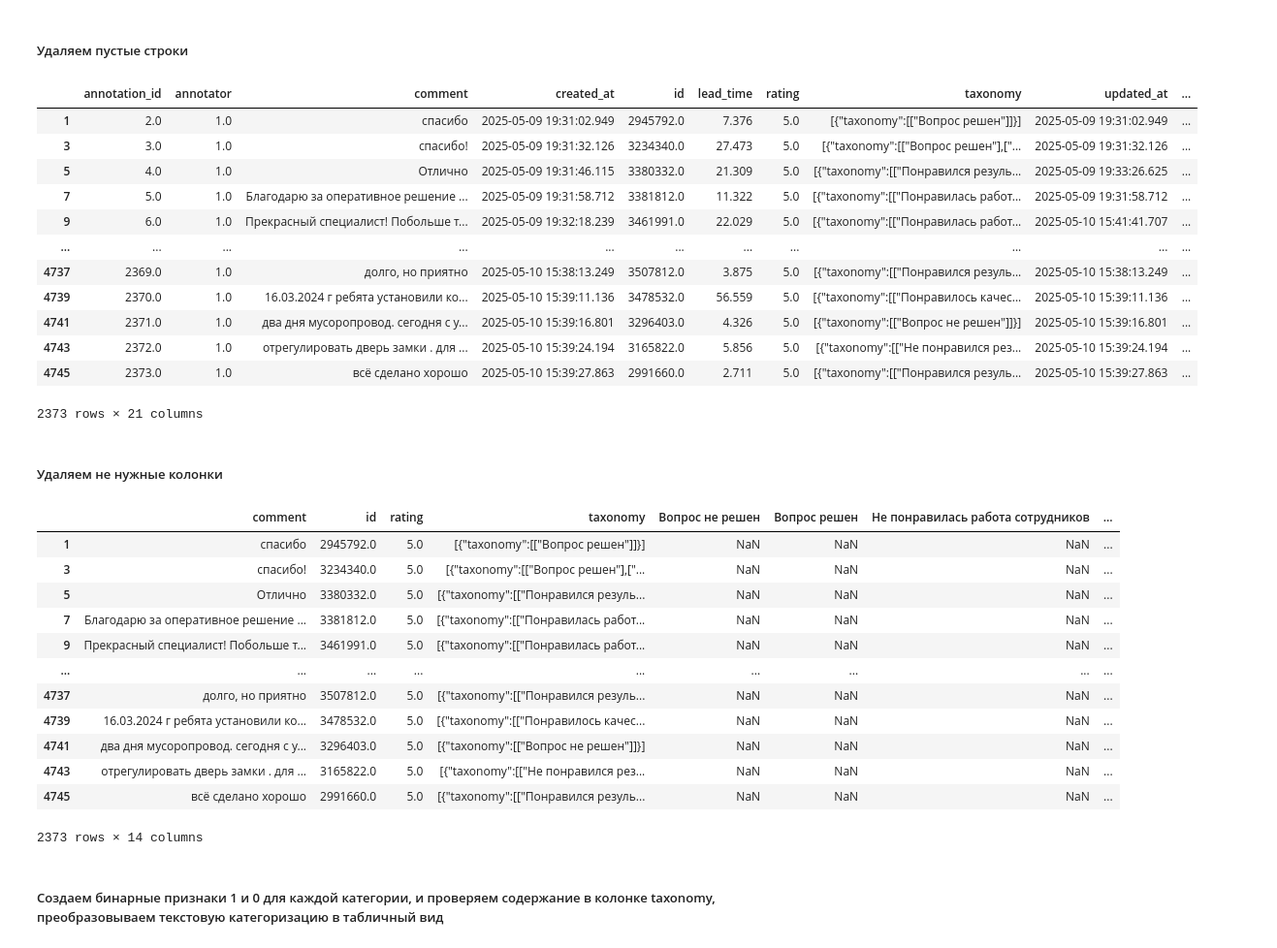
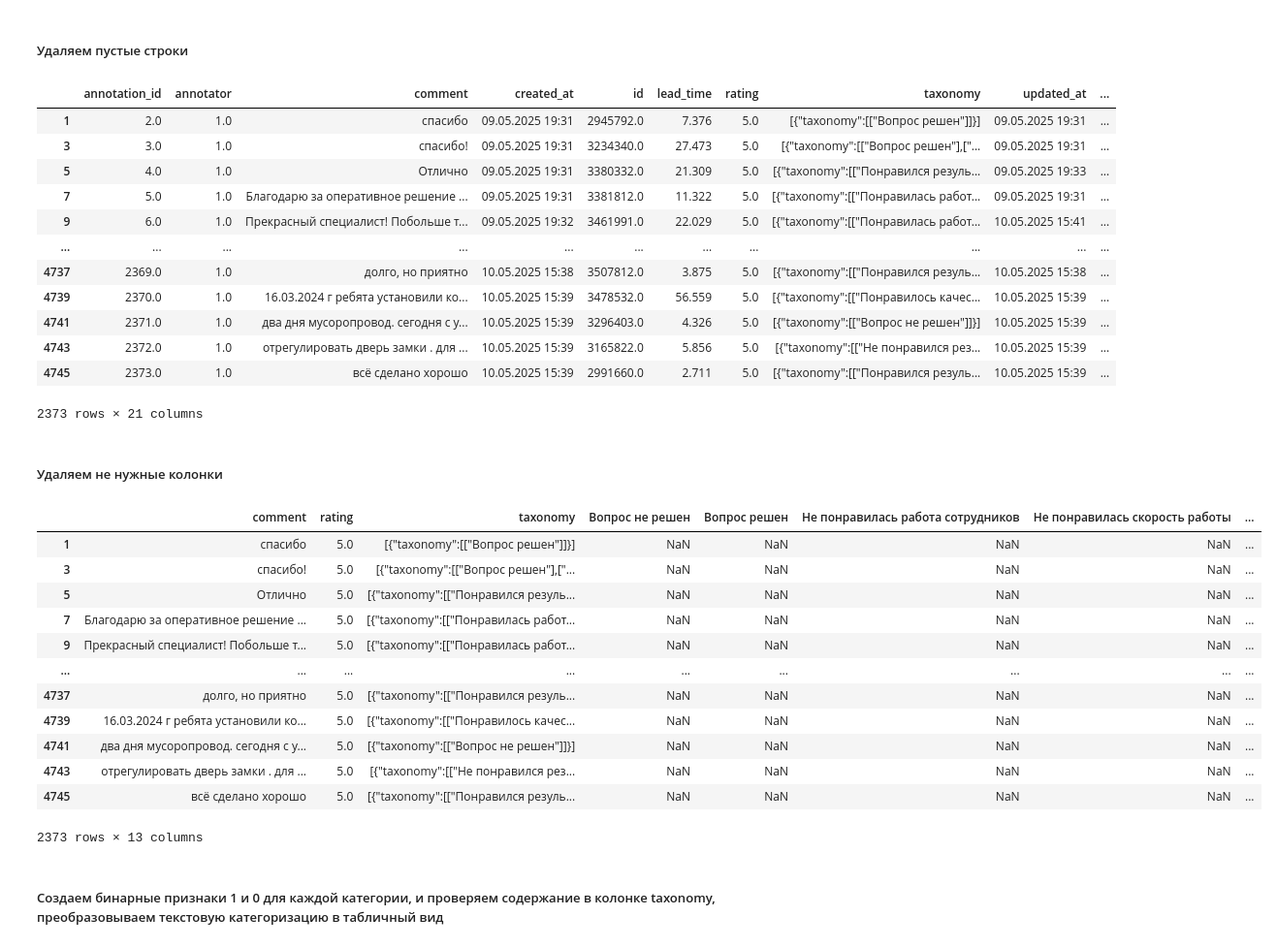
Before and after one commit to aanchik/intensiv-4, a Jupyter notebook: intensiv-4/anna/processing.ipynb, the cells around one changed output. Shown at 97% size. Cells and saved outputs as stored; diff of their text form; code cells hidden in the pictures.

```diff
--- a/intensiv-4/anna.ipynb
+++ b/intensiv-4/anna/processing.ipynb
@@ -12,8 +13,8 @@ df.to_csv('csvs/Разметка комментариев.csv', index=False, enc
 # %% [markdown]
 ##### После категоризации комментариев получаем файл и читаем его
 # %%
-df1 = pd.read_csv('csvs/Размеченные комментарии.csv')
-df1
+df = pd.read_csv('data/marked comments 3.csv', encoding='utf-8', sep=';')
+df
 # %% [output]
 |  | annotation_id | annotator | comment | created_at | id | lead_time | rating | taxonomy | updated_at | ... |
 | 0 | NaN | NaN | NaN | NaN | NaN | NaN | NaN | NaN | NaN | ... |
@@ -31,42 +32,41 @@ df1
 # %% [markdown]
 ##### Удаляем пустые строки
 # %%
-df1_cleaned = df1.dropna(how='all')
-df1_cleaned
+df_cleaned = df.dropna(how='all')
+df_cleaned
 # %% [output]
 |  | annotation_id | annotator | comment | created_at | id | lead_time | rating | taxonomy | updated_at | ... |
-| 1 | 2.0 | 1.0 | спасибо | 2025-05-09 19:31:02.949 | 2945792.0 | 7.376 | 5.0 | [{"taxonomy":[["Вопрос решен"]]}] | 2025-05-09 19:31:02.949 | ... |
-| 3 | 3.0 | 1.0 | спасибо! | 2025-05-09 19:31:32.126 | 3234340.0 | 27.473 | 5.0 | [{"taxonomy":[["Вопрос решен"],["... | 2025-05-09 19:31:32.126 | ... |
-| 5 | 4.0 | 1.0 | Отлично | 2025-05-09 19:31:46.115 | 3380332.0 | 21.309 | 5.0 | [{"taxonomy":[["Понравился резуль... | 2025-05-09 19:33:26.625 | ... |
-| 7 | 5.0 | 1.0 | Благодарю за оперативное решение ... | 2025-05-09 19:31:58.712 | 3381812.0 | 11.322 | 5.0 | [{"taxonomy":[["Понравилась работ... | 2025-05-09 19:31:58.712 | ... |
-| 9 | 6.0 | 1.0 | Прекрасный специалист! Побольше т... | 2025-05-09 19:32:18.239 | 3461991.0 | 22.029 | 5.0 | [{"taxonomy":[["Понравилась работ... | 2025-05-10 15:41:41.707 | ... |
+| 1 | 2.0 | 1.0 | спасибо | 09.05.2025 19:31 | 2945792.0 | 7.376 | 5.0 | [{"taxonomy":[["Вопрос решен"]]}] | 09.05.2025 19:31 | ... |
+| 3 | 3.0 | 1.0 | спасибо! | 09.05.2025 19:31 | 3234340.0 | 27.473 | 5.0 | [{"taxonomy":[["Вопрос решен"],["... | 09.05.2025 19:31 | ... |
+| 5 | 4.0 | 1.0 | Отлично | 09.05.2025 19:31 | 3380332.0 | 21.309 | 5.0 | [{"taxonomy":[["Понравился резуль... | 09.05.2025 19:33 | ... |
+| 7 | 5.0 | 1.0 | Благодарю за оперативное решение ... | 09.05.2025 19:31 | 3381812.0 | 11.322 | 5.0 | [{"taxonomy":[["Понравилась работ... | 09.05.2025 19:31 | ... |
+| 9 | 6.0 | 1.0 | Прекрасный специалист! Побольше т... | 09.05.2025 19:32 | 3461991.0 | 22.029 | 5.0 | [{"taxonomy":[["Понравилась работ... | 10.05.2025 15:41 | ... |
 | ... | ... | ... | ... | ... | ... | ... | ... | ... | ... | ... |
-| 4737 | 2369.0 | 1.0 | долго, но приятно | 2025-05-10 15:38:13.249 | 3507812.0 | 3.875 | 5.0 | [{"taxonomy":[["Понравился резуль... | 2025-05-10 15:38:13.249 | ... |
-| 4739 | 2370.0 | 1.0 | 16.03.2024 г ребята установили ко... | 2025-05-10 15:39:11.136 | 3478532.0 | 56.559 | 5.0 | [{"taxonomy":[["Понравилось качес... | 2025-05-10 15:39:11.136 | ... |
-| 4741 | 2371.0 | 1.0 | два дня мусоропровод. сегодня с у... | 2025-05-10 15:39:16.801 | 3296403.0 | 4.326 | 5.0 | [{"taxonomy":[["Вопрос не решен"]]}] | 2025-05-10 15:39:16.801 | ... |
-| 4743 | 2372.0 | 1.0 | отрегулировать дверь замки . для ... | 2025-05-10 15:39:24.194 | 3165822.0 | 5.856 | 5.0 | [{"taxonomy":[["Не понравился рез... | 2025-05-10 15:39:24.194 | ... |
-| 4745 | 2373.0 | 1.0 | всё сделано хорошо | 2025-05-10 15:39:27.863 | 2991660.0 | 2.711 | 5.0 | [{"taxonomy":[["Понравился резуль... | 2025-05-10 15:39:27.863 | ... |
+| 4737 | 2369.0 | 1.0 | долго, но приятно | 10.05.2025 15:38 | 3507812.0 | 3.875 | 5.0 | [{"taxonomy":[["Понравился резуль... | 10.05.2025 15:38 | ... |
+| 4739 | 2370.0 | 1.0 | 16.03.2024 г ребята установили ко... | 10.05.2025 15:39 | 3478532.0 | 56.559 | 5.0 | [{"taxonomy":[["Понравилось качес... | 10.05.2025 15:39 | ... |
+| 4741 | 2371.0 | 1.0 | два дня мусоропровод. сегодня с у... | 10.05.2025 15:39 | 3296403.0 | 4.326 | 5.0 | [{"taxonomy":[["Вопрос не решен"]]}] | 10.05.2025 15:39 | ... |
+| 4743 | 2372.0 | 1.0 | отрегулировать дверь замки . для ... | 10.05.2025 15:39 | 3165822.0 | 5.856 | 5.0 | [{"taxonomy":[["Не понравился рез... | 10.05.2025 15:39 | ... |
+| 4745 | 2373.0 | 1.0 | всё сделано хорошо | 10.05.2025 15:39 | 2991660.0 | 2.711 | 5.0 | [{"taxonomy":[["Понравился резуль... | 10.05.2025 15:39 | ... |
 2373 rows × 21 columns
 # %% [markdown]
 ##### Удаляем не нужные колонки
 # %%
-df1 = df1_cleaned.drop(columns=['annotator', 'annotation_id', 'created_at', 'lead_time', 'updated_at', 'Претензии', 'Предложения'], axis=1)
-
-df1
+df = df_cleaned.drop(columns=['annotator', 'annotation_id', 'created_at', 'id', 'lead_time', 'updated_at', 'Претензии', 'Предложения'], axis=1)
+df
 # %% [output]
-|  | comment | id | rating | taxonomy | Вопрос не решен | Вопрос решен | Не понравилась работа сотрудников | ... |
-| 1 | спасибо | 2945792.0 | 5.0 | [{"taxonomy":[["Вопрос решен"]]}] | NaN | NaN | NaN | ... |
-| 3 | спасибо! | 3234340.0 | 5.0 | [{"taxonomy":[["Вопрос решен"],["... | NaN | NaN | NaN | ... |
-| 5 | Отлично | 3380332.0 | 5.0 | [{"taxonomy":[["Понравился резуль... | NaN | NaN | NaN | ... |
-| 7 | Благодарю за оперативное решение ... | 3381812.0 | 5.0 | [{"taxonomy":[["Понравилась работ... | NaN | NaN | NaN | ... |
-| 9 | Прекрасный специалист! Побольше т... | 3461991.0 | 5.0 | [{"taxonomy":[["Понравилась работ... | NaN | NaN | NaN | ... |
+|  | comment | rating | taxonomy | Вопрос не решен | Вопрос решен | Не понравилась работа сотрудников | Не понравилась скорость работы | ... |
+| 1 | спасибо | 5.0 | [{"taxonomy":[["Вопрос решен"]]}] | NaN | NaN | NaN | NaN | ... |
+| 3 | спасибо! | 5.0 | [{"taxonomy":[["Вопрос решен"],["... | NaN | NaN | NaN | NaN | ... |
+| 5 | Отлично | 5.0 | [{"taxonomy":[["Понравился резуль... | NaN | NaN | NaN | NaN | ... |
+| 7 | Благодарю за оперативное решение ... | 5.0 | [{"taxonomy":[["Понравилась работ... | NaN | NaN | NaN | NaN | ... |
+| 9 | Прекрасный специалист! Побольше т... | 5.0 | [{"taxonomy":[["Понравилась работ... | NaN | NaN | NaN | NaN | ... |
 | ... | ... | ... | ... | ... | ... | ... | ... | ... |
-| 4737 | долго, но приятно | 3507812.0 | 5.0 | [{"taxonomy":[["Понравился резуль... | NaN | NaN | NaN | ... |
-| 4739 | 16.03.2024 г ребята установили ко... | 3478532.0 | 5.0 | [{"taxonomy":[["Понравилось качес... | NaN | NaN | NaN | ... |
-| 4741 | два дня мусоропровод. сегодня с у... | 3296403.0 | 5.0 | [{"taxonomy":[["Вопрос не решен"]]}] | NaN | NaN | NaN | ... |
-| 4743 | отрегулировать дверь замки . для ... | 3165822.0 | 5.0 | [{"taxonomy":[["Не понравился рез... | NaN | NaN | NaN | ... |
-| 4745 | всё сделано хорошо | 2991660.0 | 5.0 | [{"taxonomy":[["Понравился резуль... | NaN | NaN | NaN | ... |
+| 4737 | долго, но приятно | 5.0 | [{"taxonomy":[["Понравился резуль... | NaN | NaN | NaN | NaN | ... |
+| 4739 | 16.03.2024 г ребята установили ко... | 5.0 | [{"taxonomy":[["Понравилось качес... | NaN | NaN | NaN | NaN | ... |
+| 4741 | два дня мусоропровод. сегодня с у... | 5.0 | [{"taxonomy":[["Вопрос не решен"]]}] | NaN | NaN | NaN | NaN | ... |
+| 4743 | отрегулировать дверь замки . для ... | 5.0 | [{"taxonomy":[["Не понравился рез... | NaN | NaN | NaN | NaN | ... |
+| 4745 | всё сделано хорошо | 5.0 | [{"taxonomy":[["Понравился резуль... | NaN | NaN | NaN | NaN | ... |
-2373 rows × 14 columns
+2373 rows × 13 columns
 # %% [markdown]
 ##### Создаем бинарные признаки 1 и 0 для каждой категории, и проверяем содержание в колонке taxonomy, преобразовываем текстовую категоризацию в табличный вид
 # %%
```
Also changed, not shown: parts of 12 cells of this notebook, 17 other files.
